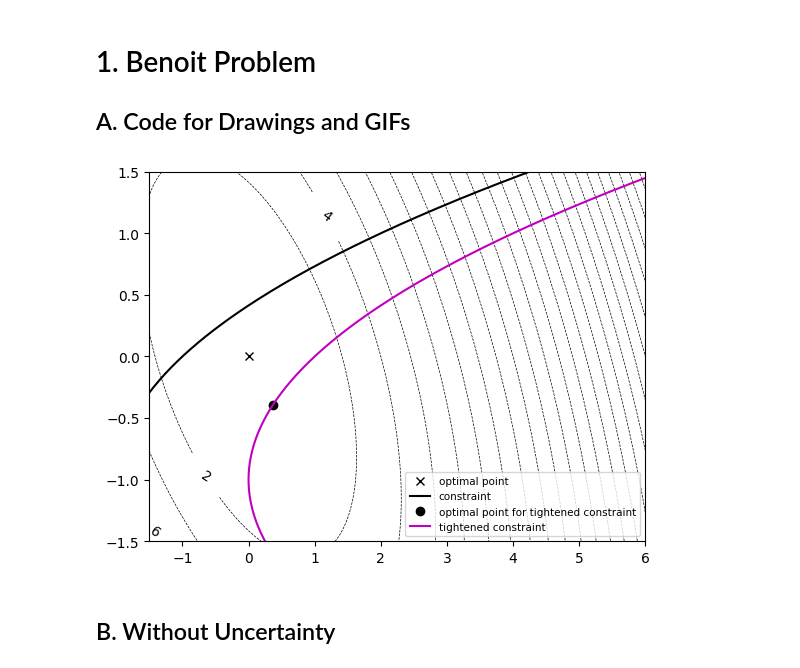
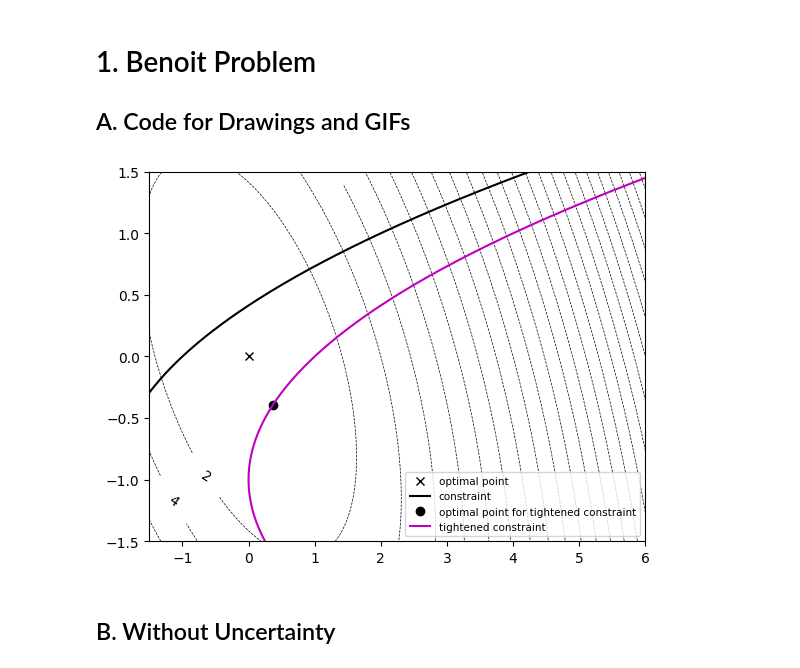
Before and after one commit to dleeim/Safe-Bayesian-Optimization, a Jupyter notebook: BayesRTO_Example.ipynb, the cells around one changed output. Cells and saved outputs as stored; diff of their text form; code cells hidden in the pictures.

```diff
--- a/BayesRTO_Example.ipynb
+++ b/BayesRTO_Example.ipynb
@@ -24,10 +23,10 @@ ModuleNotFoundError: No module named 'BayesRTOjax'
 # Plot for objective function
 def plant_drawing(is_constraint,is_tight_constraint):
         delta = 0.01
-        x = np.arange(-6.5, 6.5, delta)
-        y = np.arange(-6.5, 6.5, delta)
-        u = np.meshgrid(x, y)
-        levels = np.linspace(0,50,26)
+        x = jnp.arange(-6.5, 6.5, delta)
+        y = jnp.arange(-6.5, 6.5, delta)
+        u = jnp.meshgrid(x, y)
+        levels = jnp.linspace(0,50,26)
 
         CS1 = plt.contour(u[0],u[1],Benoit_Problem.Benoit_System_1(u),levels,colors='k',linestyles = "dashed",linewidths = 0.5)
         plt.clabel(CS1,inline=True)
@@ -51,18 +50,18 @@ def plant_drawing(is_constraint,is_tight_constraint):
 # Plot trust region circle
 def trustregion_drawing(r,input_0,input_1):
 
-        d_trial_x = np.linspace(-r, r, 50)
+        d_trial_x = jnp.linspace(-r, r, 50)
         d_trial_ypos= []
         d_trial_yneg = []
-        equations = lambda d: [r - np.linalg.norm(d),d[0] - j]
+        equations = lambda d: [r - jnp.linalg.norm(d),d[0] - j]
         for j in d_trial_x:
                 initial_guess = [0,0]
                 d = fsolve(equations,initial_guess)
                 d_trial_ypos.append(d[1])
                 d_trial_yneg.append(-d[1])
 
-        d_trial_ypos = np.array(d_trial_ypos)
-        d_trial_yneg = np.array(d_trial_yneg)
+        d_trial_ypos = jnp.array(d_trial_ypos)
+        d_trial_yneg = jnp.array(d_trial_yneg)
 
         plt.plot(d_trial_x+input_0,d_trial_ypos+input_1,'k-',linewidth=0.5)
         plt.plot(d_trial_x+input_0,d_trial_yneg+input_1,'k-',linewidth=0.5)
@@ -78,34 +77,34 @@ def BRTO_Benoit_drawing(data):
 
         n_iter = len(data['input_0'])
         for i in range(n_iter):
                 trustregion_drawing(data['r'][i],data['input_0'][i],data['input_1'][i])
 
 def create_frame(fun_drawing,t,filename):
         fun_drawing
         plt.savefig(filename)
         plt.close()
 
 def create_GIF(frame_duration,filenames,GIFname):
         # create a GIF from saved frames
         frame_duration = 1000
         with imageio.get_writer(GIFname, mode='I', duration=frame_duration) as writer:
                 for filename in filenames:
                         image = imageio.imread(filename)
                         writer.append_data(image)
         # remove individual frame files
         for filename in filenames:
                 os.remove(filename)
 
 # plant_drawing(is_constraint=True,is_tight_constraint=False)
 plant_drawing(is_constraint=True,is_tight_constraint=True)
 plt.legend(["optimal point",
             "constraint",
             'optimal point for tightened constraint',
             'tightened constraint'],
                 fontsize = 7.5)
 plt.show()
 # %% [output]
-[figure, old version]
+[figure, new version]
 # %% [markdown]
 ## B. Without Uncertainty
 # %%
```
Also changed, not shown: parts of 5 cells of this notebook, 9 other files.
